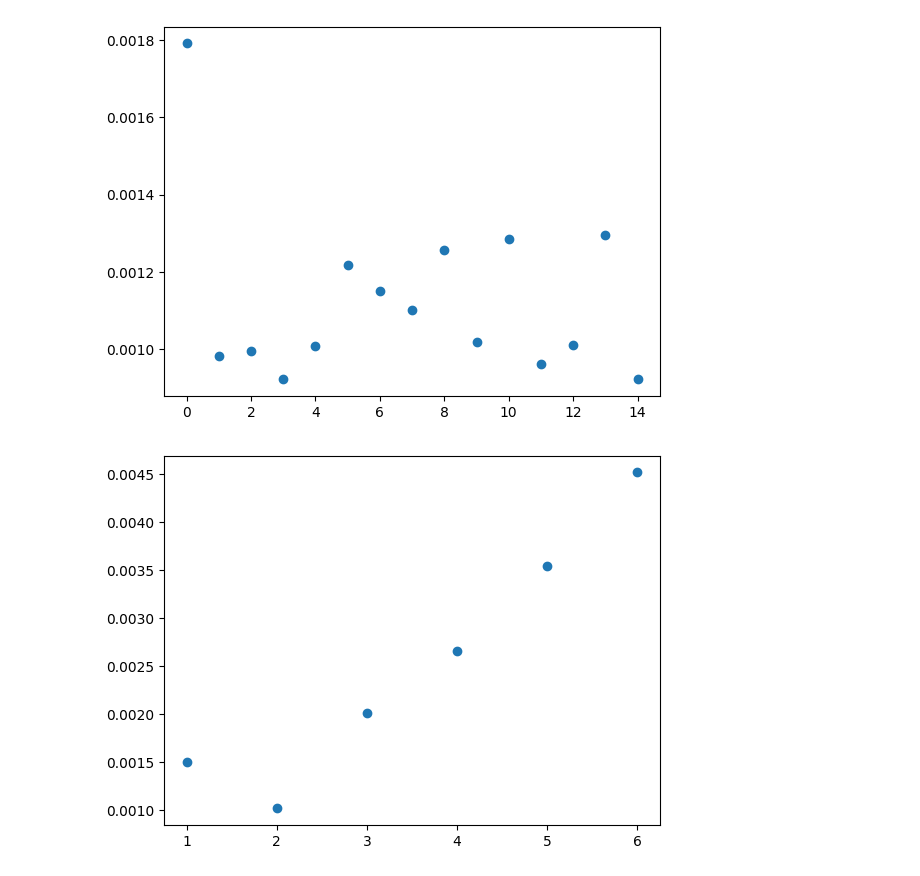
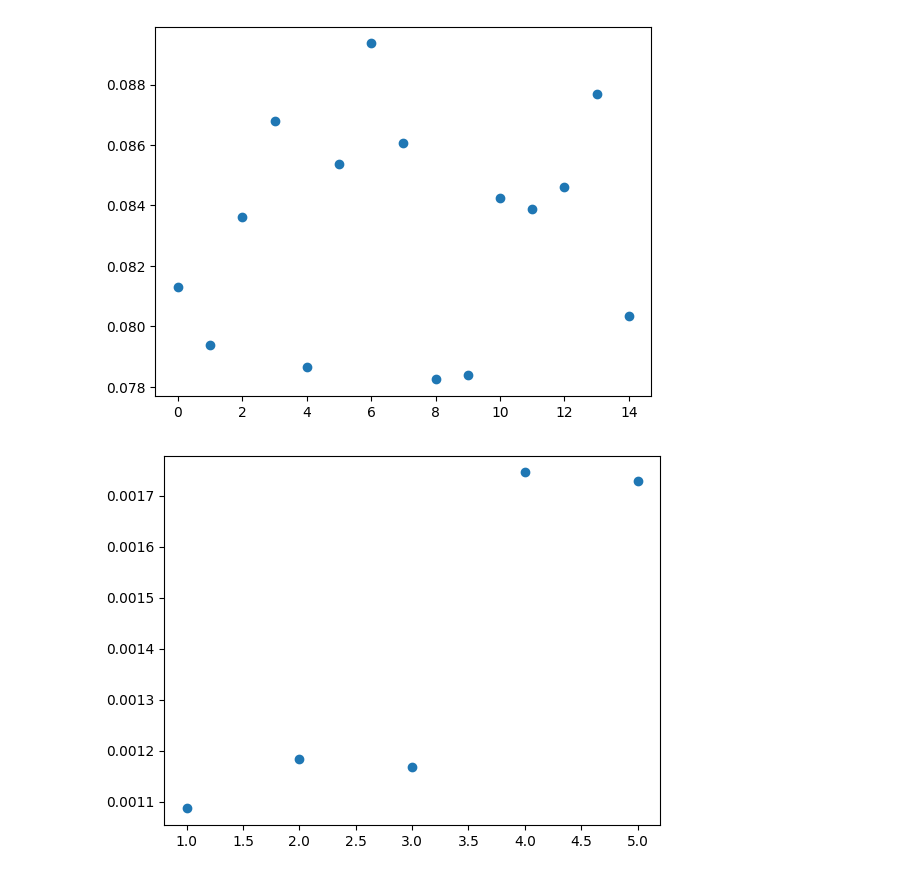
Before and after one commit to VadosikRRR/TP_4-sem, a Jupyter notebook: determinant/data_analysis.ipynb, the cells around one changed output. Drawn from its saved outputs; the diff is of its cells as text; code cells hidden in the pictures.

```diff
--- a/determinant/data_analysis.ipynb
+++ b/determinant/data_analysis.ipynb
@@ -22,15 +22,15 @@ data
 495 rows × 5 columns
 # %%
-selected_size = 6
+selected_size = 8
 selected_deetp = selected_size - 4 if selected_size > 4 else 1
 interesting_data = data[(data['Matrix size']==selected_size) & (data['Max deepth']==selected_deetp)].groupby('Thread number')['Time'].median().to_dict()
 plt.scatter(interesting_data.keys(), interesting_data.values())
 plt.show()
 # %% [output]
-[figure, old version]
+[figure, new version]
 # %%
 max_deepth_data = data[data['Matrix size']==selected_size].groupby('Max deepth')['Time'].median().to_dict()
 plt.scatter(max_deepth_data.keys(), max_deepth_data.values())
 plt.show()
 # %% [output]
-[figure, old version]
+[figure, new version]
```
Also changed, not shown: parts of 2 cells of this notebook, 39 other files.
